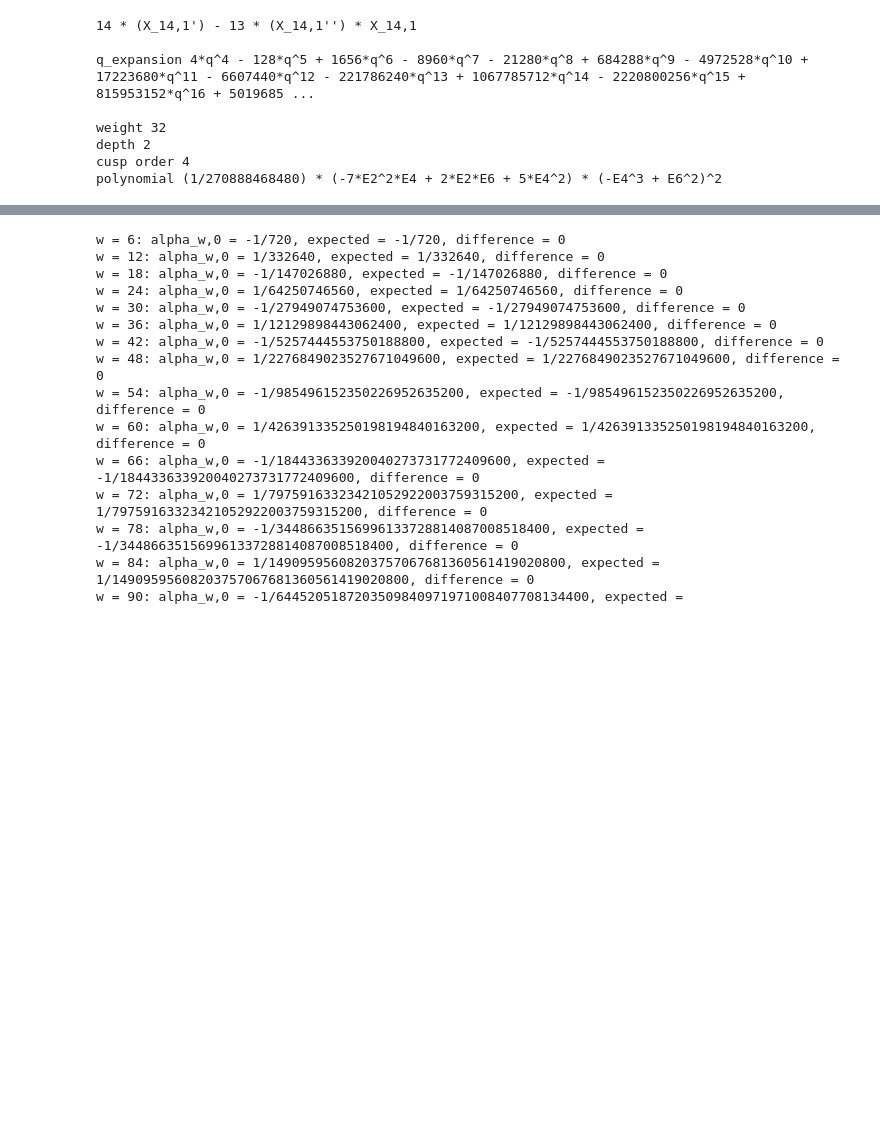
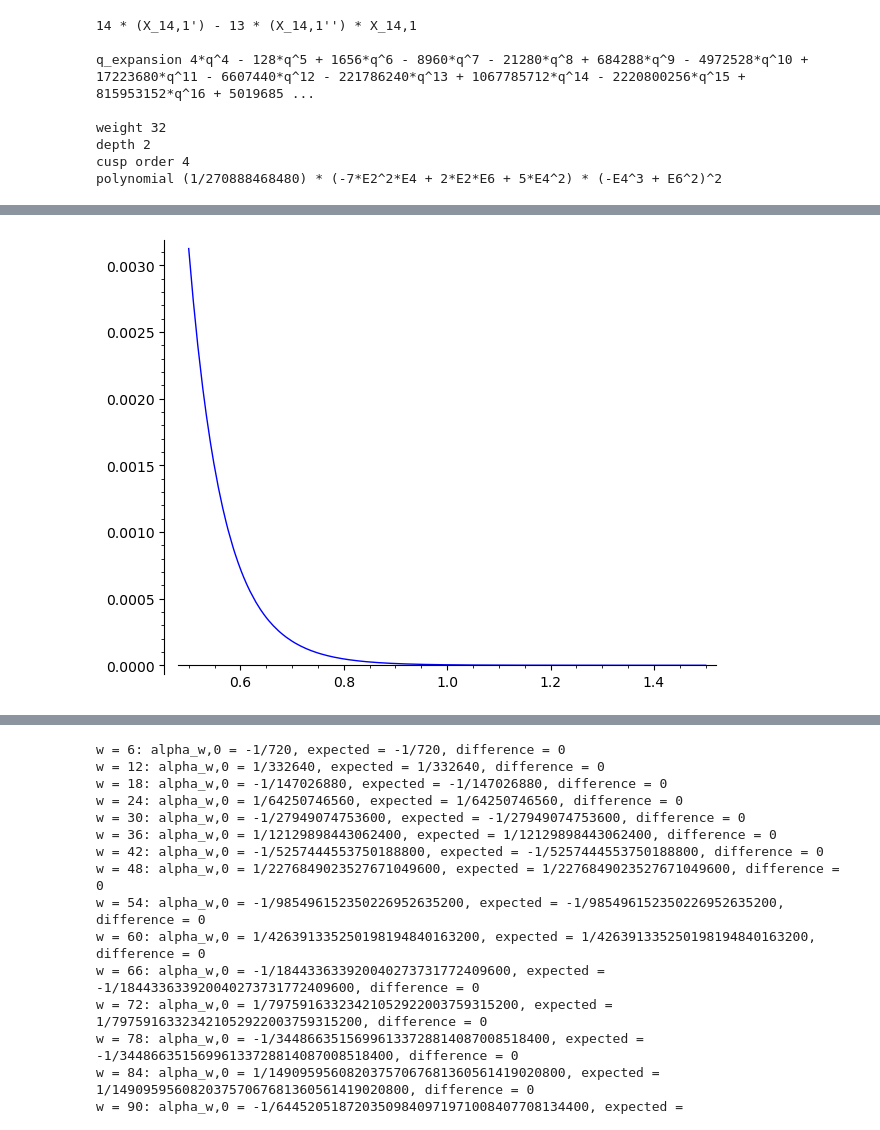
Before and after one commit to seewoo5/posqmf, a Jupyter notebook: polymod.ipynb, the cells around one changed output, grey strips where cells are left out. Cells and saved outputs as stored; diff of their text form; code cells hidden in the pictures; blank space fills up the shorter version.

```diff
--- a/polymod.ipynb
+++ b/polymod.ipynb
@@ -394,0 +409,20 @@ D = 2 * (x^16 + 1) + 2008 * (x^15 + x) + 562440 * (x^14 + x^2) + 29685800 * (x^1
+# %%
+X_8_2 = extremal_qm(8, 2)
+X_10_2 = extremal_qm(10, 2)
+X_12_2 = extremal_qm(12, 2)
+X_14_2 = extremal_qm(14, 2)
+
+X_8_2_2z = double_argument(X_8_2)
+X_10_2_2z = double_argument(X_10_2)
+X_12_2_2z = double_argument(X_12_2)
+X_14_2_2z = double_argument(X_14_2)
+
+X_8_2_l2pos = l1_to_l2(X_8_2) - 2^7 * X_8_2_2z
+X_10_2_l2pos = l1_to_l2(X_10_2) - 2^9 * X_10_2_2z
+X_12_2_l2pos = l1_to_l2(X_12_2) - 2^11 * X_12_2_2z
+X_14_2_l2pos = l1_to_l2(X_14_2) - 2^13 * X_14_2_2z
+
+print_qm2(X_8_2_l2pos, "X_8,2(z) - 2^7 X_8,2(2z)")
+print_qm2(X_10_2_l2pos, "X_10,2(z) - 2^9 X_10,2(2z)")
+print_qm2(X_12_2_l2pos, "X_12,2(z) - 2^11 X_12,2(2z)")
+print_qm2(X_14_2_l2pos, "X_14,2(z) - 2^13 X_14,2(2z)")
@@ -394,0 +447,5 @@ D = 2 * (x^16 + 1) + 2008 * (x^15 + x) + 562440 * (x^14 + x^2) + 29685800 * (x^1
+# %%
+f82_l2 = qm2_to_func(X_8_2_l2pos)
+plot(f82_l2, (t, 0.5, 1.5))
+# %% [output]
+[figure, added]
```
Also changed, not shown: parts of 20 cells of this notebook, 1 other file.
